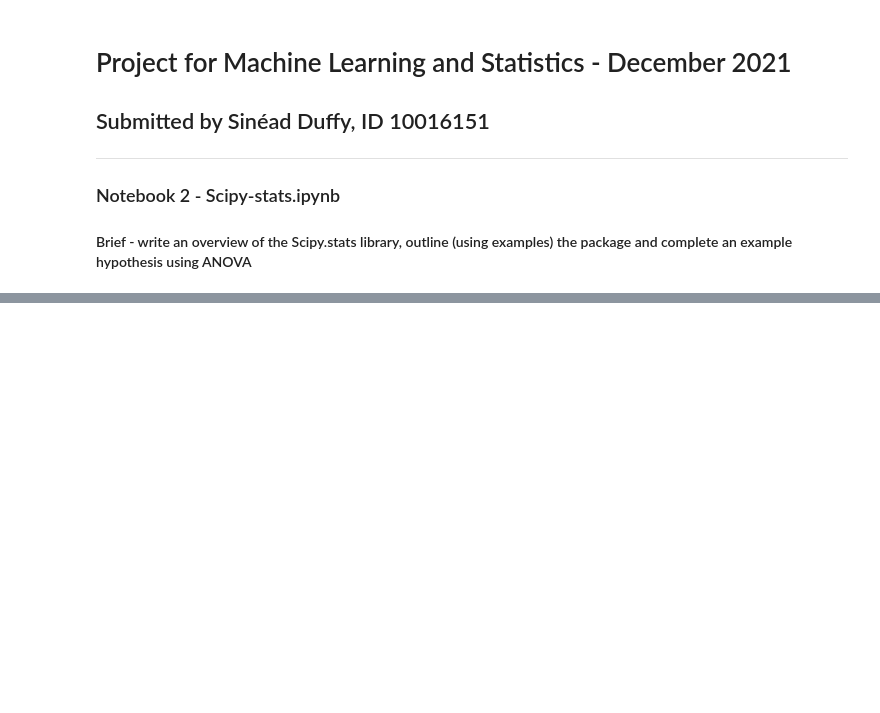
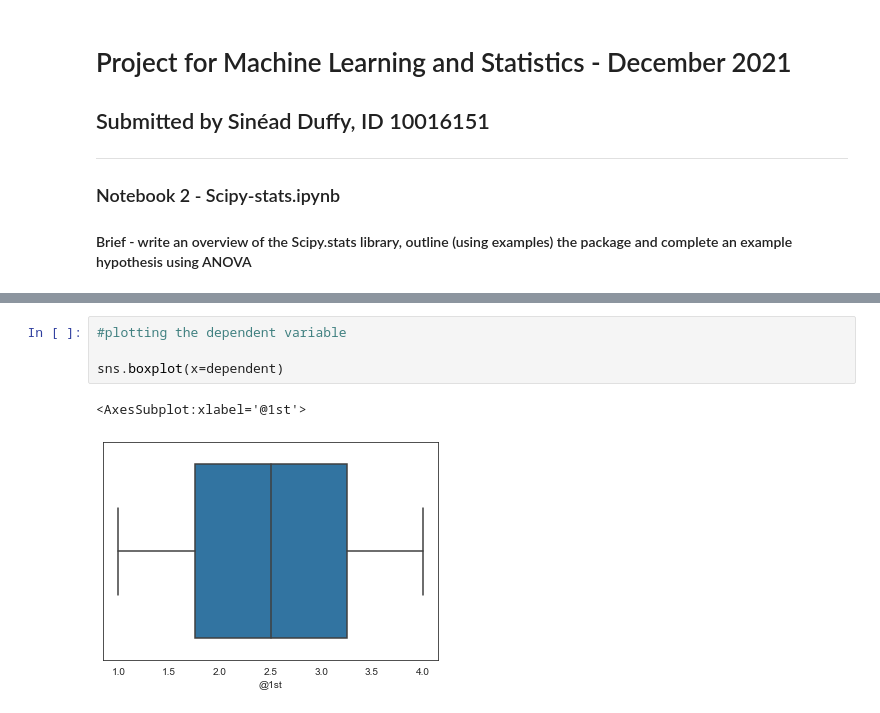
Before and after one commit to sinduff/MLS_Assign, a Jupyter notebook: Scipy-stats.ipynb, the cells around one changed output, grey strips where cells are left out. Cells and saved outputs as stored; diff of their text form; blank space fills up the shorter version.

```diff
--- a/Scipy-stats.ipynb
+++ b/Scipy-stats.ipynb
@@ -19,0 +169,7 @@
+# %%
+#plotting the dependent variable
+
+sns.boxplot(x=dependent)
+# %% [output]
+<AxesSubplot:xlabel='@1st'>
+[figure, added]
```
Also changed, not shown: parts of 31 cells of this notebook, 4 other files.
